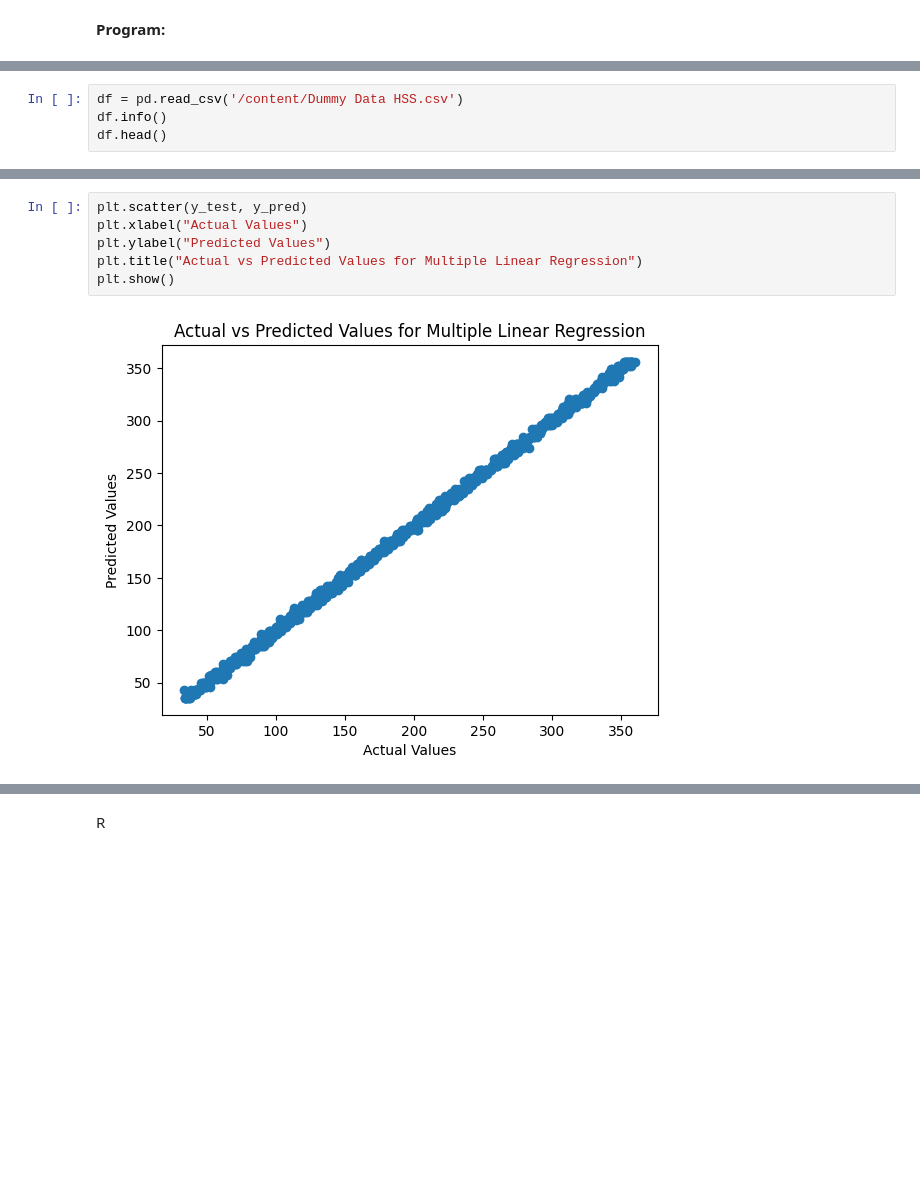
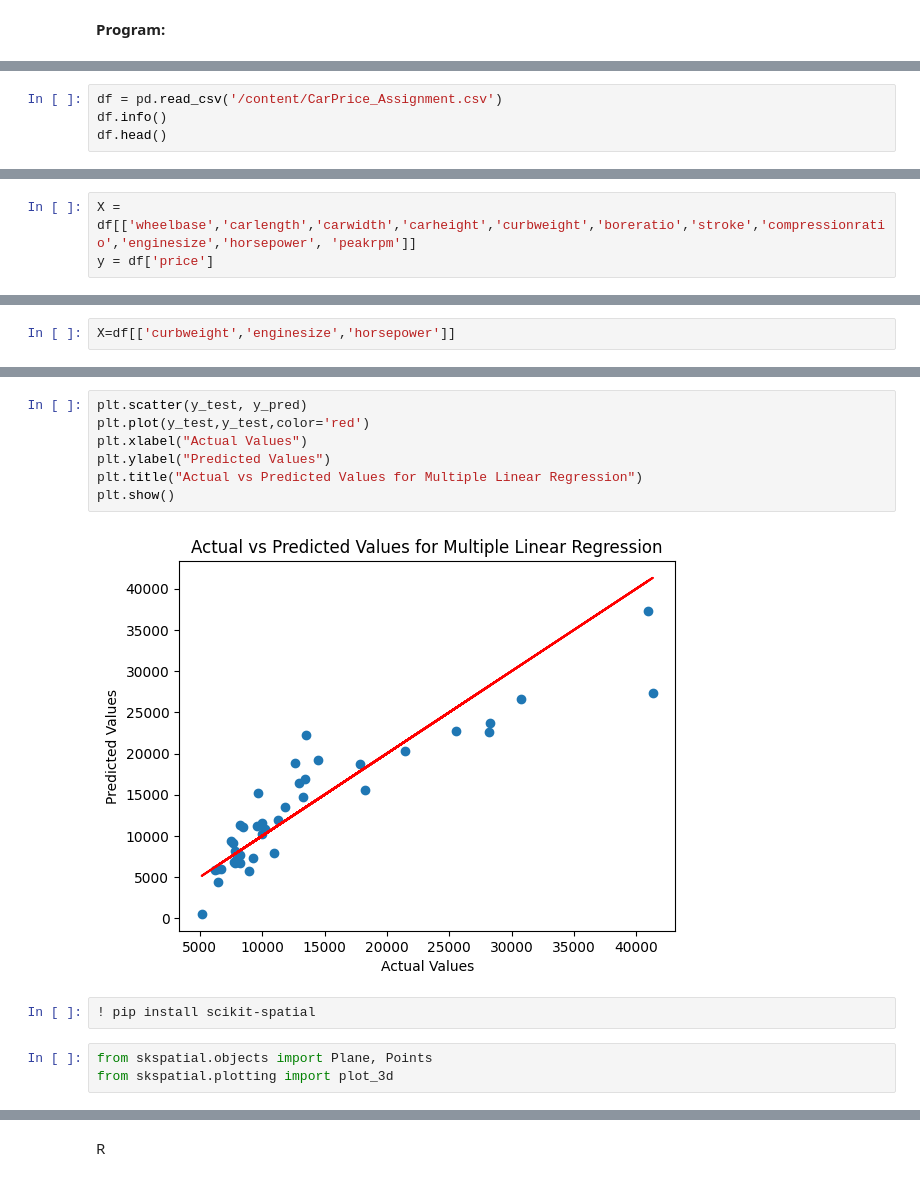
Before and after one commit to vedantrk/DAV-SEM6, a Jupyter notebook: DAV_EXP3.ipynb, the cells around one changed output, grey strips where cells are left out. Cells and saved outputs as stored; diff of their text form; blank space fills up the shorter version.

```diff
--- a/DAV_EXP3.ipynb
+++ b/DAV_EXP3.ipynb
@@ -40,5 +45,5 @@ import matplotlib.pyplot as plt
 # %%
-df = pd.read_csv('/content/Dummy Data HSS.csv')
+df = pd.read_csv('/content/CarPrice_Assignment.csv')
 df.info()
 df.head()
 # %% [output]
@@ -85,0 +103,3 @@ memory usage: 213.1+ KB
+# %%
+X = df[['wheelbase','carlength','carwidth','carheight','curbweight','boreratio','stroke','compressionratio','enginesize','horsepower', 'peakrpm']]
+y = df['price']
@@ -86 +113,3 @@ memory usage: 213.1+ KB
+# %%
+X=df[['curbweight','enginesize','horsepower']]
 # %%
@@ -110,8 +162,14 @@ y_pred = model.predict(X_test)
 # %%
 plt.scatter(y_test, y_pred)
+plt.plot(y_test,y_test,color='red')
 plt.xlabel("Actual Values")
 plt.ylabel("Predicted Values")
 plt.title("Actual vs Predicted Values for Multiple Linear Regression")
 plt.show()
 # %% [output]
-[figure, old version]
+[figure, new version]
+# %%
+! pip install scikit-spatial
+# %%
+from skspatial.objects import Plane, Points
+from skspatial.plotting import plot_3d
```
Also changed, not shown: parts of 14 cells of this notebook.
